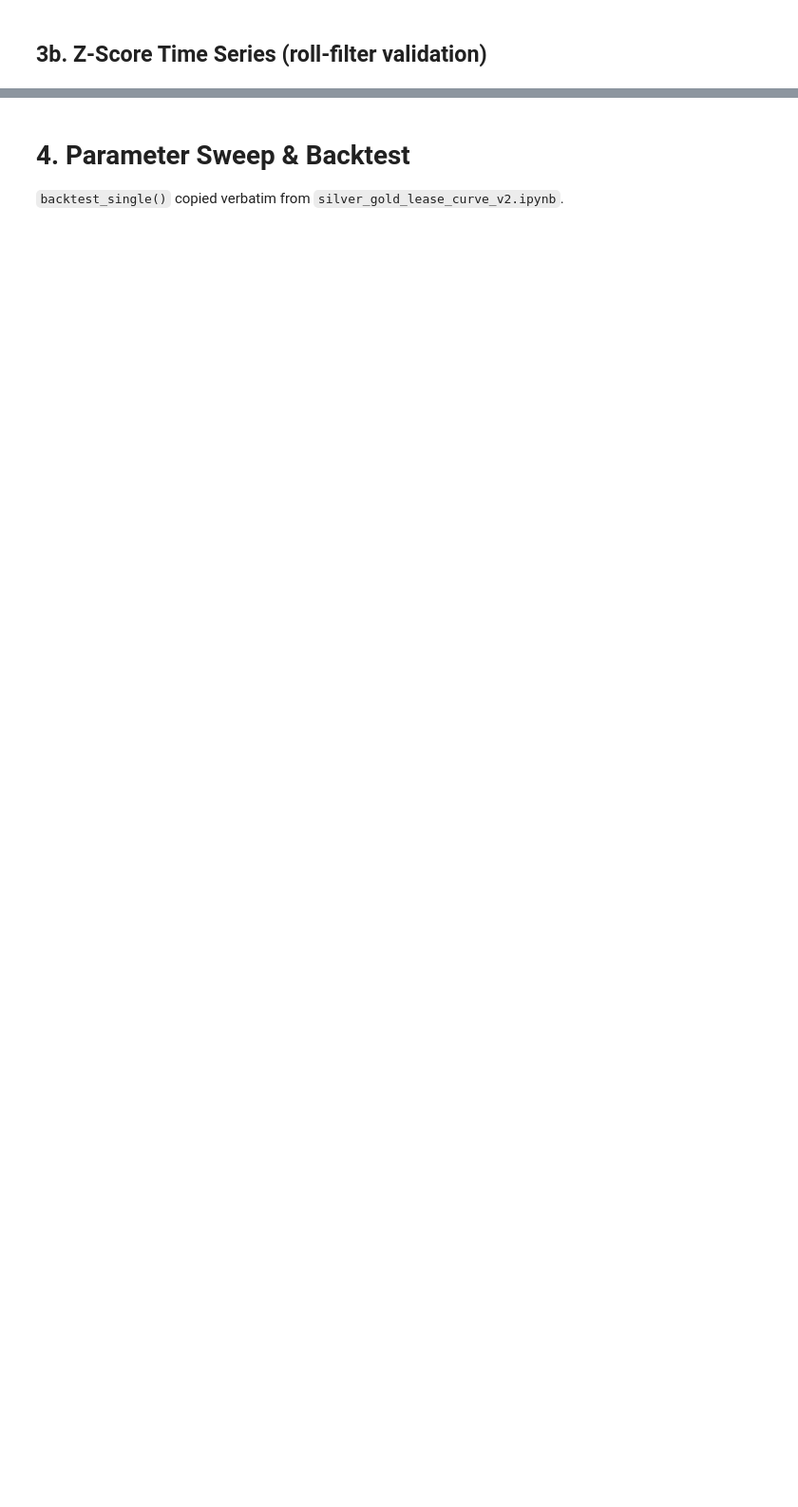
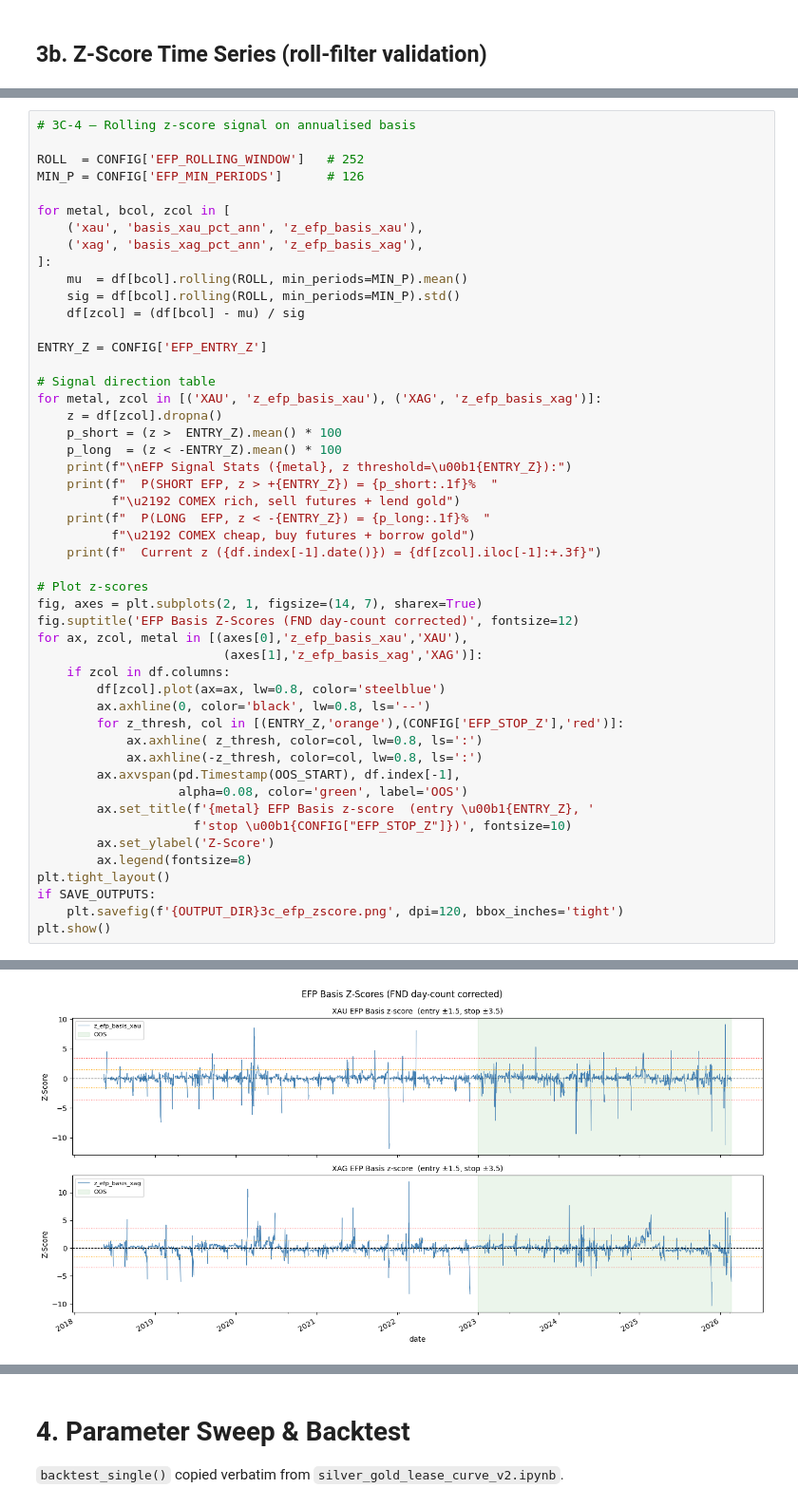
Before and after one commit to nopaniclol/Macro-Scanner, a Jupyter notebook: Macro_Metals/notebooks/comex_efp_expansion.ipynb, the cells around one changed output, grey strips where cells are left out. Shown at 95% size. Saved outputs shown, nothing was run; the diff lists cells and outputs as text; blank space fills up the shorter version.

```diff
--- a/Macro_Metals/notebooks/comex_efp_expansion.ipynb
+++ b/Macro_Metals/notebooks/comex_efp_expansion.ipynb
@@ -476,0 +690,50 @@ Z-score plots complete.
+# %%
+# 3C-4 — Rolling z-score signal on annualised basis
+
+ROLL  = CONFIG['EFP_ROLLING_WINDOW']   # 252
+MIN_P = CONFIG['EFP_MIN_PERIODS']      # 126
+
+for metal, bcol, zcol in [
+    ('xau', 'basis_xau_pct_ann', 'z_efp_basis_xau'),
+    ('xag', 'basis_xag_pct_ann', 'z_efp_basis_xag'),
+]:
+    mu  = df[bcol].rolling(ROLL, min_periods=MIN_P).mean()
+    sig = df[bcol].rolling(ROLL, min_periods=MIN_P).std()
+    df[zcol] = (df[bcol] - mu) / sig
+
+ENTRY_Z = CONFIG['EFP_ENTRY_Z']
+
+# Signal direction table
+for metal, zcol in [('XAU', 'z_efp_basis_xau'), ('XAG', 'z_efp_basis_xag')]:
+    z = df[zcol].dropna()
+    p_short = (z >  ENTRY_Z).mean() * 100
+    p_long  = (z < -ENTRY_Z).mean() * 100
+    print(f"\nEFP Signal Stats ({metal}, z threshold=\u00b1{ENTRY_Z}):")
+    print(f"  P(SHORT EFP, z > +{ENTRY_Z}) = {p_short:.1f}%  "
+          f"\u2192 COMEX rich, sell futures + lend gold")
+    print(f"  P(LONG  EFP, z < -{ENTRY_Z}) = {p_long:.1f}%  "
+          f"\u2192 COMEX cheap, buy futures + borrow gold")
+    print(f"  Current z ({df.index[-1].date()}) = {df[zcol].iloc[-1]:+.3f}")
+
+# Plot z-scores
+fig, axes = plt.subplots(2, 1, figsize=(14, 7), sharex=True)
+fig.suptitle('EFP Basis Z-Scores (FND day-count corrected)', fontsize=12)
+for ax, zcol, metal in [(axes[0],'z_efp_basis_xau','XAU'),
+                         (axes[1],'z_efp_basis_xag','XAG')]:
+    if zcol in df.columns:
+        df[zcol].plot(ax=ax, lw=0.8, color='steelblue')
+        ax.axhline(0, color='black', lw=0.8, ls='--')
+        for z_thresh, col in [(ENTRY_Z,'orange'),(CONFIG['EFP_STOP_Z'],'red')]:
+            ax.axhline( z_thresh, color=col, lw=0.8, ls=':')
+            ax.axhline(-z_thresh, color=col, lw=0.8, ls=':')
+        ax.axvspan(pd.Timestamp(OOS_START), df.index[-1],
+                   alpha=0.08, color='green', label='OOS')
+        ax.set_title(f'{metal} EFP Basis z-score  (entry \u00b1{ENTRY_Z}, '
+                     f'stop \u00b1{CONFIG["EFP_STOP_Z"]})', fontsize=10)
+        ax.set_ylabel('Z-Score')
+        ax.legend(fontsize=8)
+plt.tight_layout()
+if SAVE_OUTPUTS:
+    plt.savefig(f'{OUTPUT_DIR}3c_efp_zscore.png', dpi=120, bbox_inches='tight')
+plt.show()
+# %% [output]
@@ -476,0 +749 @@ Z-score plots complete.
+[figure, added]
```
Also changed, not shown: parts of 16 cells of this notebook.
